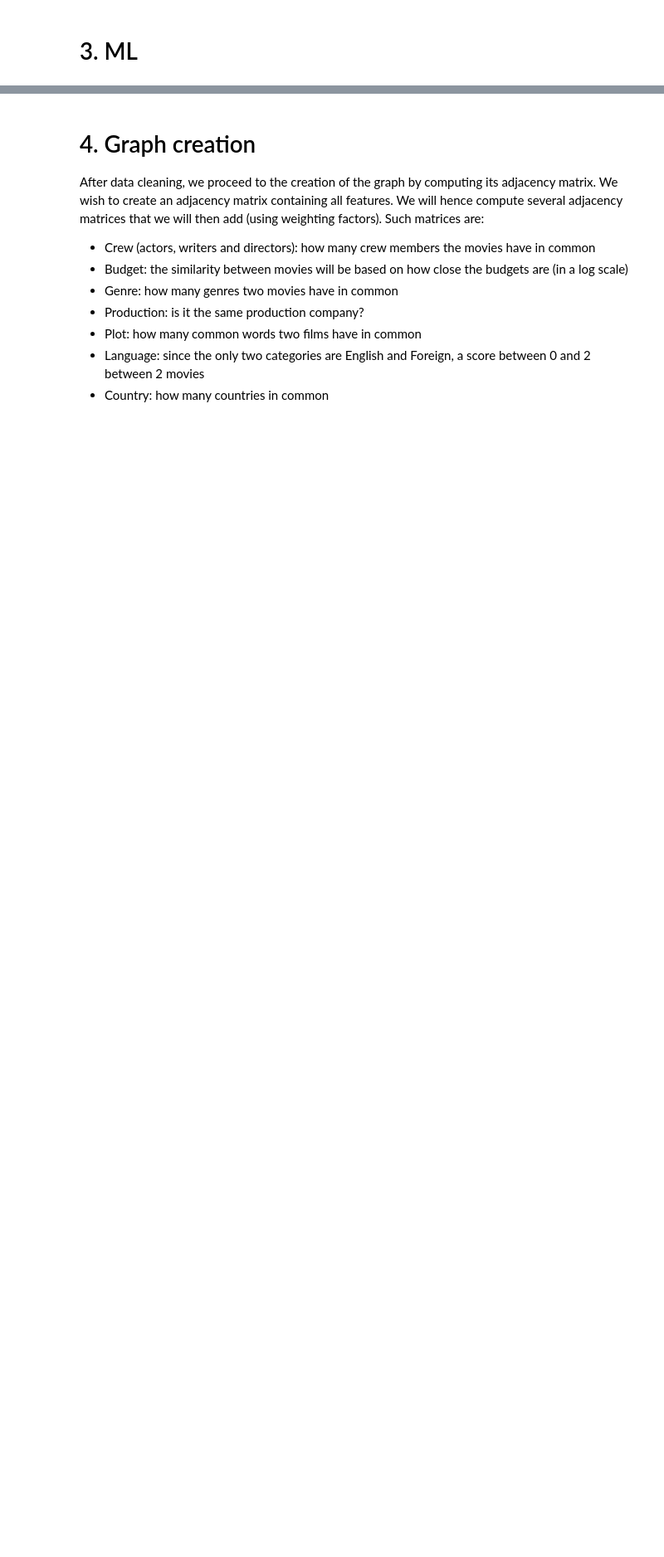
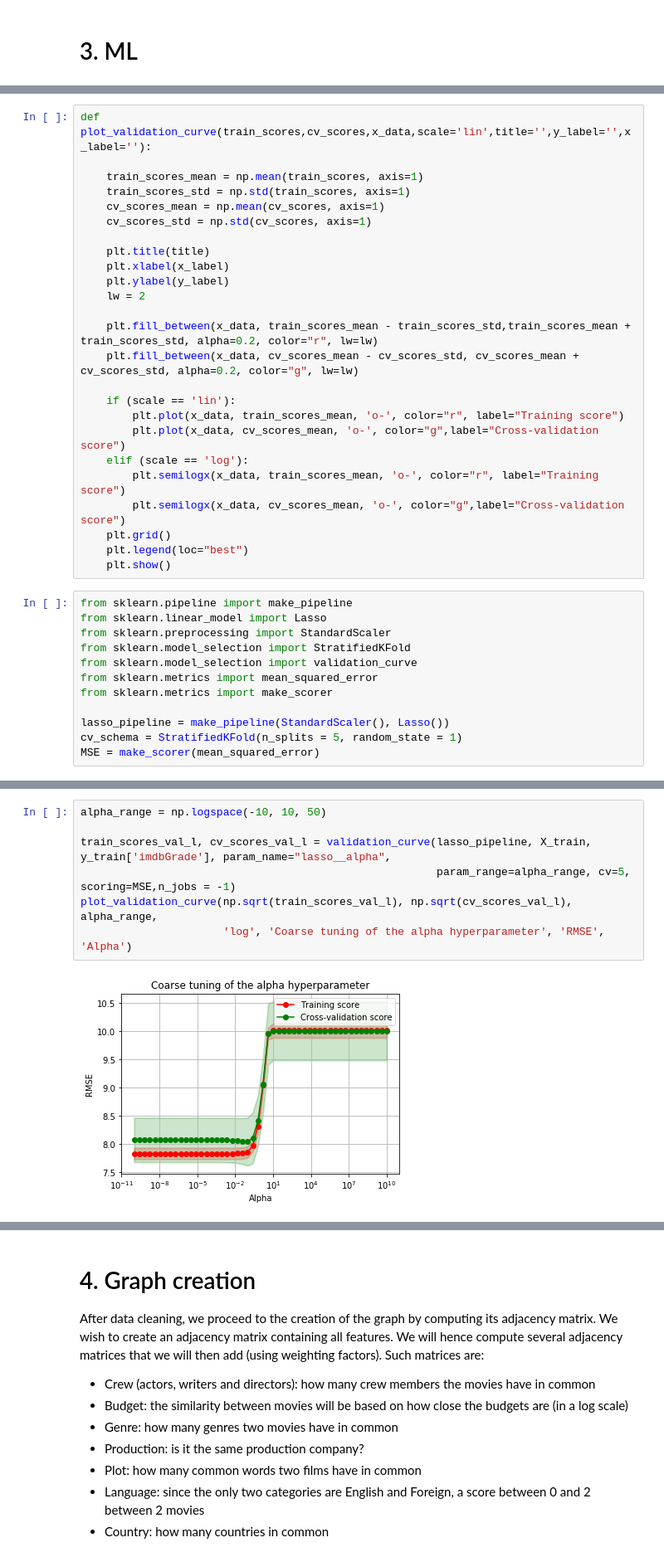
Before and after one commit to illorens/Project_NTDS, a Jupyter notebook: Analysis.ipynb, the cells around one changed output, grey strips where cells are left out. Shown at 83% size. Saved outputs shown, nothing was run; the diff lists cells and outputs as text; blank space fills up the shorter version.

```diff
--- a/Analysis.ipynb
+++ b/Analysis.ipynb
@@ -740,0 +824,37 @@ And we have several labels that define the success of the movie:
+# %%
+def plot_validation_curve(train_scores,cv_scores,x_data,scale='lin',title='',y_label='',x_label=''):
+
+    train_scores_mean = np.mean(train_scores, axis=1)
+    train_scores_std = np.std(train_scores, axis=1)
+    cv_scores_mean = np.mean(cv_scores, axis=1)
+    cv_scores_std = np.std(cv_scores, axis=1)
+
+    plt.title(title)
+    plt.xlabel(x_label)
+    plt.ylabel(y_label)
+    lw = 2
+
+    plt.fill_between(x_data, train_scores_mean - train_scores_std,train_scores_mean + train_scores_std, alpha=0.2, color="r", lw=lw)
+    plt.fill_between(x_data, cv_scores_mean - cv_scores_std, cv_scores_mean + cv_scores_std, alpha=0.2, color="g", lw=lw)
+
+    if (scale == 'lin'):
+        plt.plot(x_data, train_scores_mean, 'o-', color="r", label="Training score")
+        plt.plot(x_data, cv_scores_mean, 'o-', color="g",label="Cross-validation score")
+    elif (scale == 'log'):
+        plt.semilogx(x_data, train_scores_mean, 'o-', color="r", label="Training score")
+        plt.semilogx(x_data, cv_scores_mean, 'o-', color="g",label="Cross-validation score")
+    plt.grid()
+    plt.legend(loc="best")
+    plt.show()
+# %%
+from sklearn.pipeline import make_pipeline
+from sklearn.linear_model import Lasso
+from sklearn.preprocessing import StandardScaler
+from sklearn.model_selection import StratifiedKFold
+from sklearn.model_selection import validation_curve
+from sklearn.metrics import mean_squared_error
+from sklearn.metrics import make_scorer
+
+lasso_pipeline = make_pipeline(StandardScaler(), Lasso())
+cv_schema = StratifiedKFold(n_splits = 5, random_state = 1)
+MSE = make_scorer(mean_squared_error)
@@ -740,0 +863,9 @@ And we have several labels that define the success of the movie:
+# %%
+alpha_range = np.logspace(-10, 10, 50)
+
+train_scores_val_l, cv_scores_val_l = validation_curve(lasso_pipeline, X_train, y_train['imdbGrade'], param_name="lasso__alpha",
+                                                       param_range=alpha_range, cv=5, scoring=MSE,n_jobs = -1)
+plot_validation_curve(np.sqrt(train_scores_val_l), np.sqrt(cv_scores_val_l), alpha_range,
+                      'log', 'Coarse tuning of the alpha hyperparameter', 'RMSE', 'Alpha')
+# %% [output]
+[figure, added]
```
Also changed, not shown: parts of 57 cells of this notebook.
